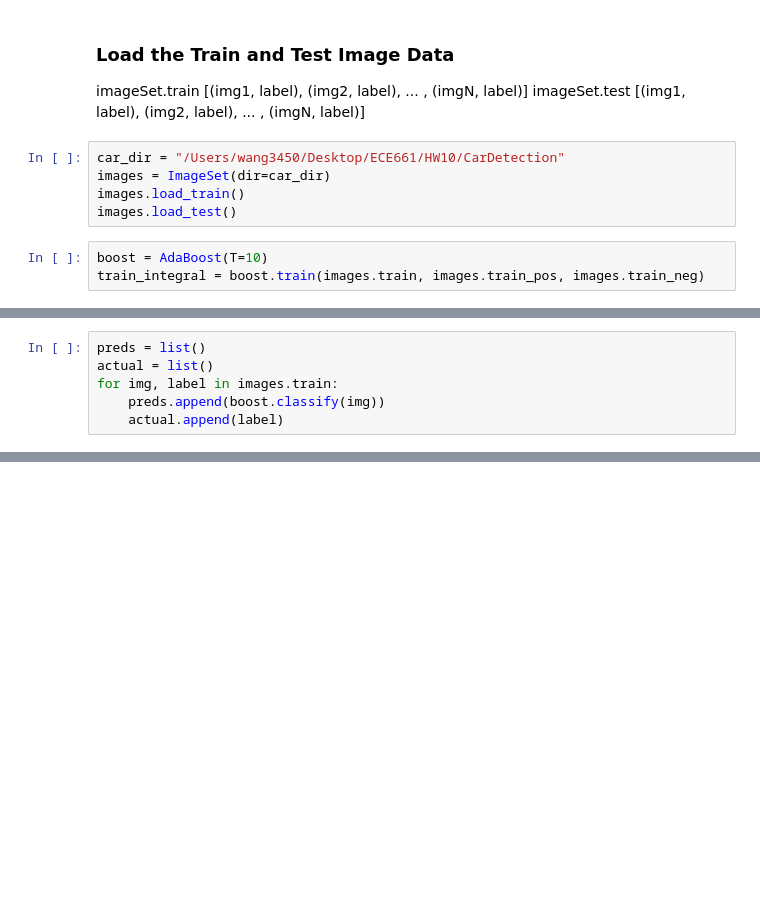
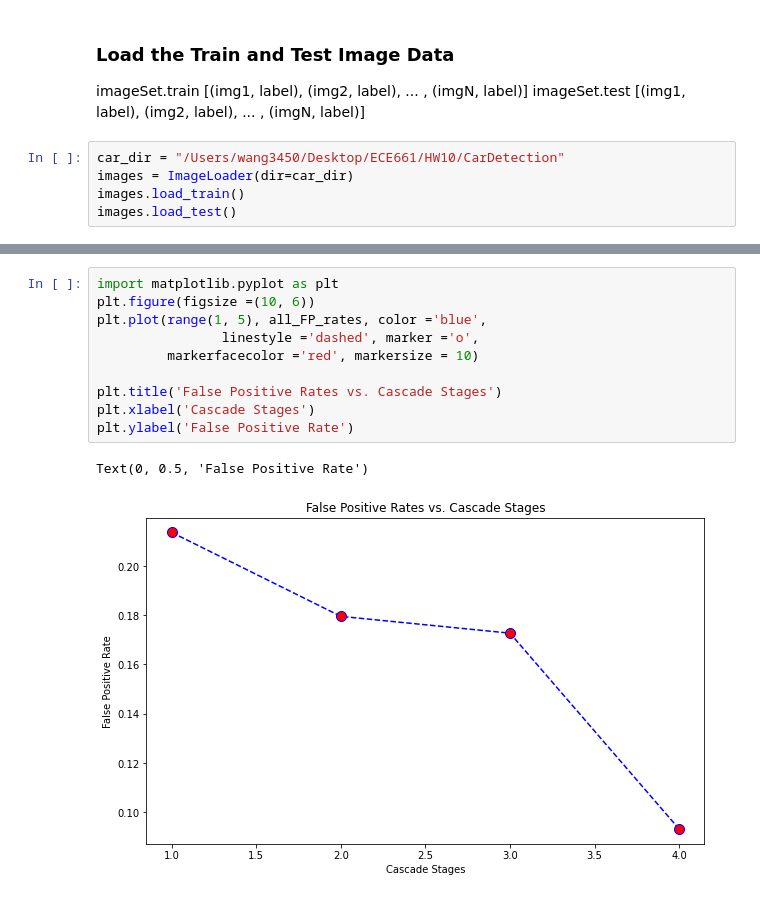
Before and after one commit to wang3450/ECE661, a Jupyter notebook: HW10/task3.ipynb, the cells around one changed output, grey strips where cells are left out. Saved outputs shown, nothing was run; the diff lists cells and outputs as text; blank space fills up the shorter version.

```diff
--- a/HW10/task3.ipynb
+++ b/HW10/task3.ipynb
@@ -13,9 +13,6 @@ imageSet.train [(img1, label), (img2, label), ... , (imgN, label)]
 imageSet.test  [(img1, label), (img2, label), ... , (imgN, label)]
 # %%
 car_dir = "/Users/wang3450/Desktop/ECE661/HW10/CarDetection"
-images = ImageSet(dir=car_dir)
+images = ImageLoader(dir=car_dir)
 images.load_train()
 images.load_test()
-# %%
-boost = AdaBoost(T=10)
-train_integral = boost.train(images.train, images.train_pos, images.train_neg)
@@ -43,6 +18,0 @@ Chose classifier: <adaBoost.WeakClassifier object at 0x...> with accuracy: 1797.
-# %%
-preds = list()
-actual = list()
-for img, label in images.train:
-    preds.append(boost.classify(img))
-    actual.append(label)
@@ -66,0 +90,13 @@ False Negative: 0.6295774647887324
+# %%
+import matplotlib.pyplot as plt
+plt.figure(figsize =(10, 6))
+plt.plot(range(1, 5), all_FP_rates, color ='blue',
+                linestyle ='dashed', marker ='o',
+         markerfacecolor ='red', markersize = 10)
+
+plt.title('False Positive Rates vs. Cascade Stages')
+plt.xlabel('Cascade Stages')
+plt.ylabel('False Positive Rate')
+# %% [output]
+Text(0, 0.5, 'False Positive Rate')
+[figure, added]
```
Also changed, not shown: parts of 9 cells of this notebook, 4 other files.
